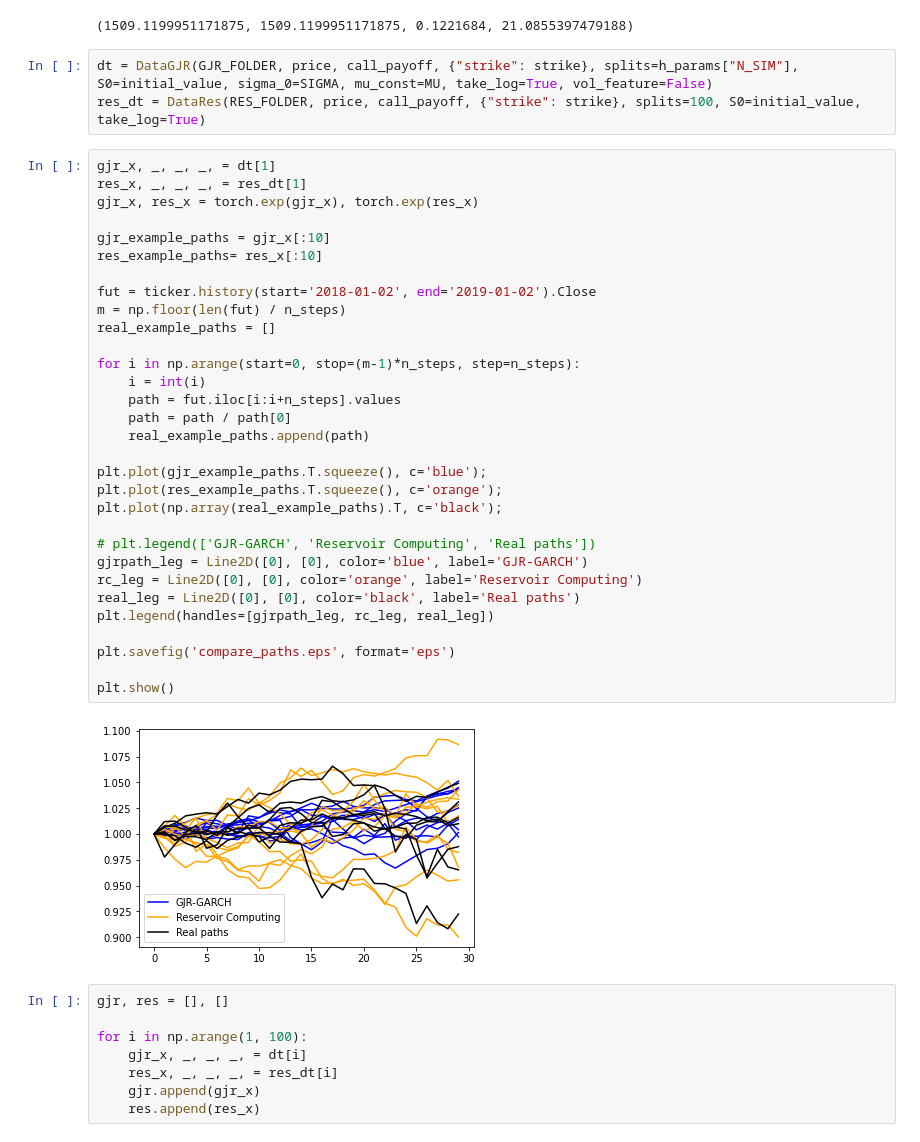
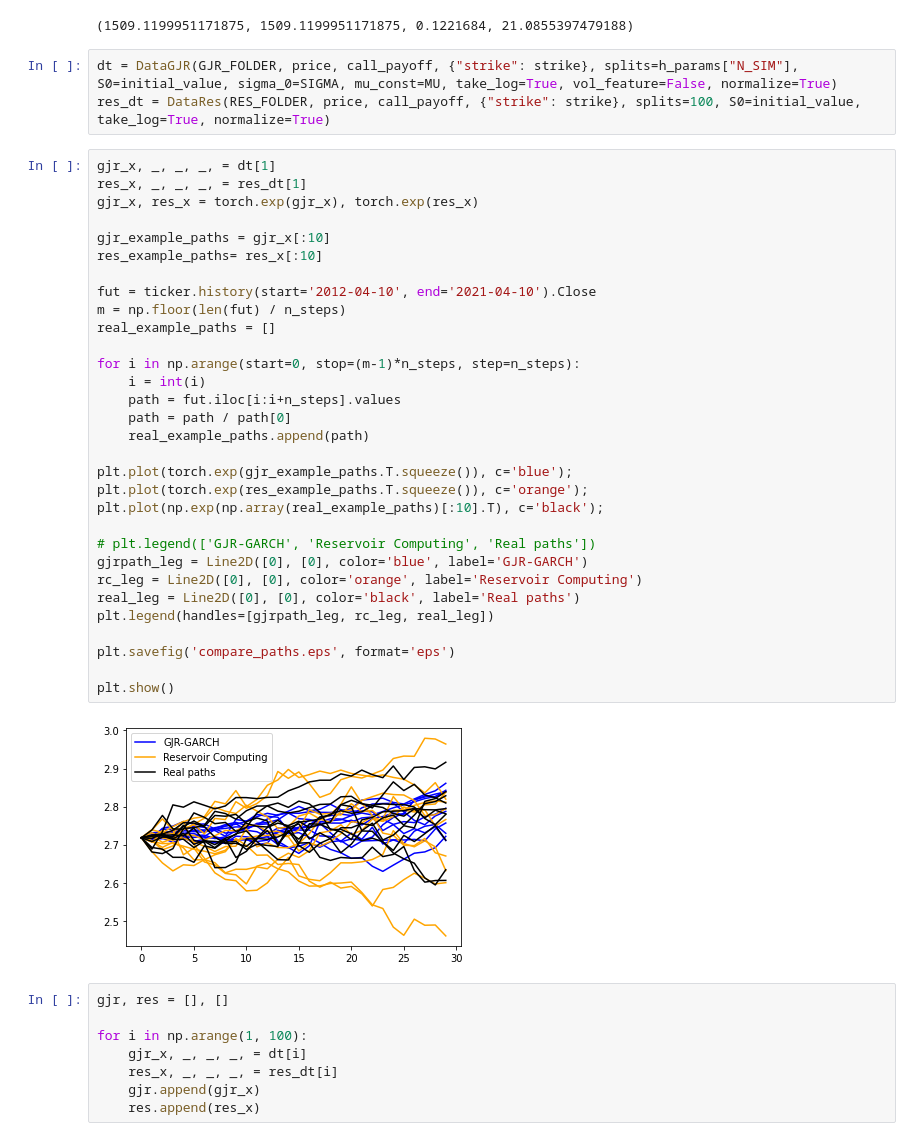
Before and after one commit to svenspa/FML, a Jupyter notebook: compare-sim-paths.ipynb, the cells around one changed output. Saved outputs shown, nothing was run; the diff lists cells and outputs as text.

Commit message:
changed dates and add exp for distribution plot

```diff
--- a/compare-sim-paths.ipynb
+++ b/compare-sim-paths.ipynb
@@ -96,41 +96,41 @@ initial_value, strike, SIGMA, price
 # %% [output]
 (1509.1199951171875, 1509.1199951171875, 0.1221684, 21.0855397479188)
 # %%
-dt = DataGJR(GJR_FOLDER, price, call_payoff, {"strike": strike}, splits=h_params["N_SIM"], S0=initial_value, sigma_0=SIGMA, mu_const=MU, take_log=True, vol_feature=False)
-res_dt = DataRes(RES_FOLDER, price, call_payoff, {"strike": strike}, splits=100, S0=initial_value, take_log=True)
+dt = DataGJR(GJR_FOLDER, price, call_payoff, {"strike": strike}, splits=h_params["N_SIM"], S0=initial_value, sigma_0=SIGMA, mu_const=MU, take_log=True, vol_feature=False, normalize=True)
+res_dt = DataRes(RES_FOLDER, price, call_payoff, {"strike": strike}, splits=100, S0=initial_value, take_log=True, normalize=True)
 # %%
 gjr_x, _, _, _, = dt[1]
 res_x, _, _, _, = res_dt[1]
 gjr_x, res_x = torch.exp(gjr_x), torch.exp(res_x)
 
 gjr_example_paths = gjr_x[:10]
 res_example_paths= res_x[:10]
 
-fut = ticker.history(start='2018-01-02', end='2019-01-02').Close
+fut = ticker.history(start='2012-04-10', end='2021-04-10').Close
 m = np.floor(len(fut) / n_steps)
 real_example_paths = []
 
 for i in np.arange(start=0, stop=(m-1)*n_steps, step=n_steps):
     i = int(i)
     path = fut.iloc[i:i+n_steps].values
     path = path / path[0]
     real_example_paths.append(path)
 
-plt.plot(gjr_example_paths.T.squeeze(), c='blue');
-plt.plot(res_example_paths.T.squeeze(), c='orange');
-plt.plot(np.array(real_example_paths).T, c='black');
+plt.plot(torch.exp(gjr_example_paths.T.squeeze()), c='blue');
+plt.plot(torch.exp(res_example_paths.T.squeeze()), c='orange');
+plt.plot(np.exp(np.array(real_example_paths)[:10].T), c='black');
 
 # plt.legend(['GJR-GARCH', 'Reservoir Computing', 'Real paths'])
 gjrpath_leg = Line2D([0], [0], color='blue', label='GJR-GARCH')
 rc_leg = Line2D([0], [0], color='orange', label='Reservoir Computing')
 real_leg = Line2D([0], [0], color='black', label='Real paths')
 plt.legend(handles=[gjrpath_leg, rc_leg, real_leg])
 
 plt.savefig('compare_paths.eps', format='eps')
 
 plt.show()
 # %% [output]
-[figure, old version]
+[figure, new version]
 # %%
 gjr, res = [], []
 
```
Also changed, not shown: parts of 5 cells of this notebook.
